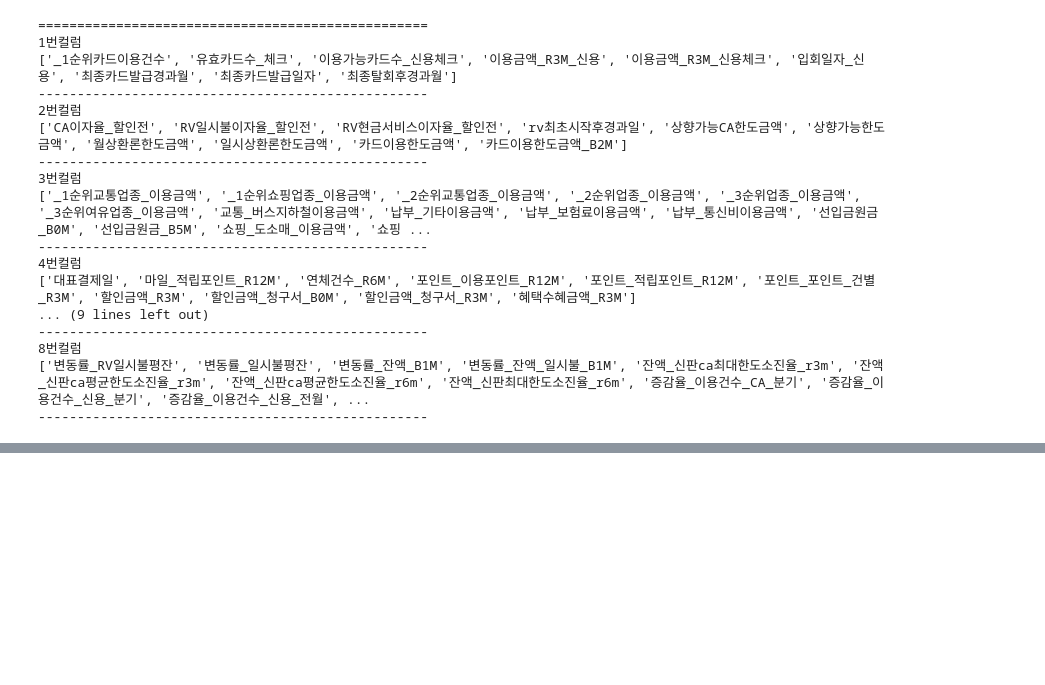
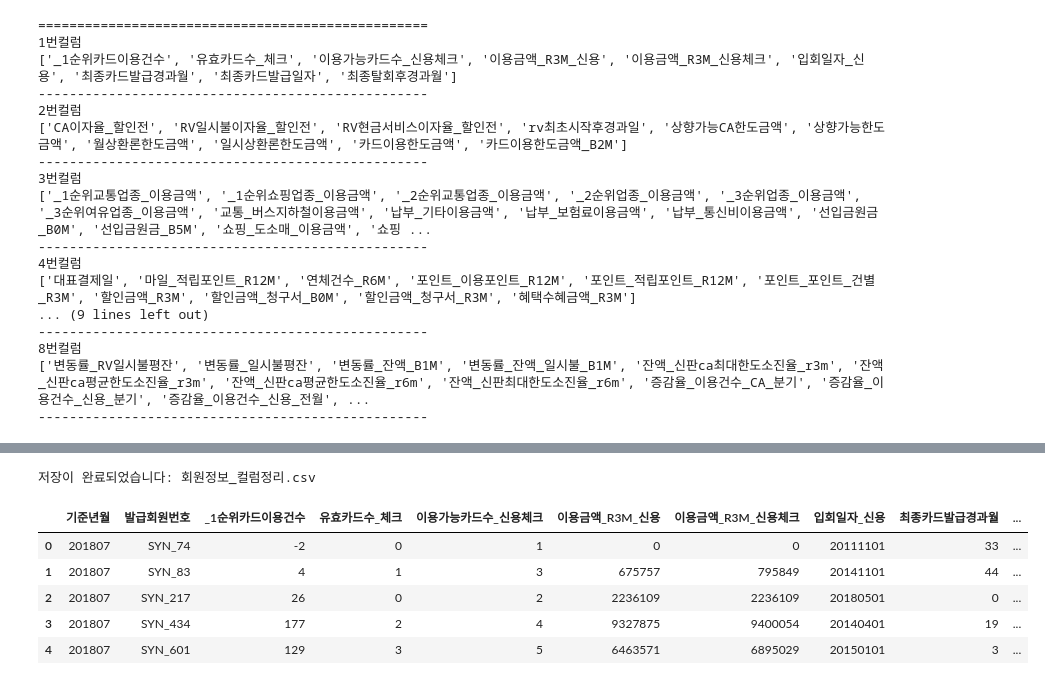
Before and after one commit to Vegetuna/OpenMarket, a Jupyter notebook: 251209_NonVip/00_merge.ipynb, the cells around one changed output, grey strips where cells are left out. Saved outputs shown, nothing was run; the diff lists cells and outputs as text; code cells hidden in the pictures; blank space fills up the shorter version.

```diff
--- a/251209_NonVip/00_merge.ipynb
+++ b/251209_NonVip/00_merge.ipynb
@@ -174,0 +193,2 @@ for i in range(1, 9):
+# %%
+df_회원정보 = pd.read_csv(r"C:\Users\student\Downloads\카드회원정보_300k.csv", encoding='cp949')
@@ -174,0 +215,27 @@ for i in range(1, 9):
+# %%
+import pandas as pd
+
+# 1. 추출하고 싶은 컬럼 리스트 정의
+target_cols = ['기준년월','발급회원번호','_1순위카드이용건수', '유효카드수_체크', '이용가능카드수_신용체크', '이용금액_R3M_신용', '이용금액_R3M_신용체크', '입회일자_신용', '최종카드발급경과월', '최종카드발급일자', '최종탈회후경과월']
+
+# 2. 데이터프레임에서 해당 컬럼만 선택
+# (df 변수에 원본 데이터가 이미 로드되어 있다고 가정)
+df_회원정보 = df_회원정보[target_cols]
+
+# 3. CSV 파일로 저장
+# index=False: 불필요한 행 번호 저장 안 함
+# encoding='utf-8-sig': 엑셀에서 한글 깨짐 방지
+df_회원정보.to_csv('회원정보_컬럼정리.csv', index=False, encoding='utf-8-sig')
+
+print("저장이 완료되었습니다: 회원정보_컬럼정리.csv")
+# %% [output]
+저장이 완료되었습니다: 회원정보_컬럼정리.csv
+# %%
+df_회원정보.head()
+# %% [output]
+|  | 기준년월 | 발급회원번호 | _1순위카드이용건수 | 유효카드수_체크 | 이용가능카드수_신용체크 | 이용금액_R3M_신용 | 이용금액_R3M_신용체크 | 입회일자_신용 | 최종카드발급경과월 | ... |
+| 0 | 201807 | SYN_74 | -2 | 0 | 1 | 0 | 0 | 20111101 | 33 | ... |
+| 1 | 201807 | SYN_83 | 4 | 1 | 3 | 675757 | 795849 | 20141101 | 44 | ... |
+| 2 | 201807 | SYN_217 | 26 | 0 | 2 | 2236109 | 2236109 | 20180501 | 0 | ... |
+| 3 | 201807 | SYN_434 | 177 | 2 | 4 | 9327875 | 9400054 | 20140401 | 19 | ... |
+| 4 | 201807 | SYN_601 | 129 | 3 | 5 | 6463571 | 6895029 | 20150101 | 3 | ... |
```
Also changed, not shown: parts of 2 cells of this notebook.
